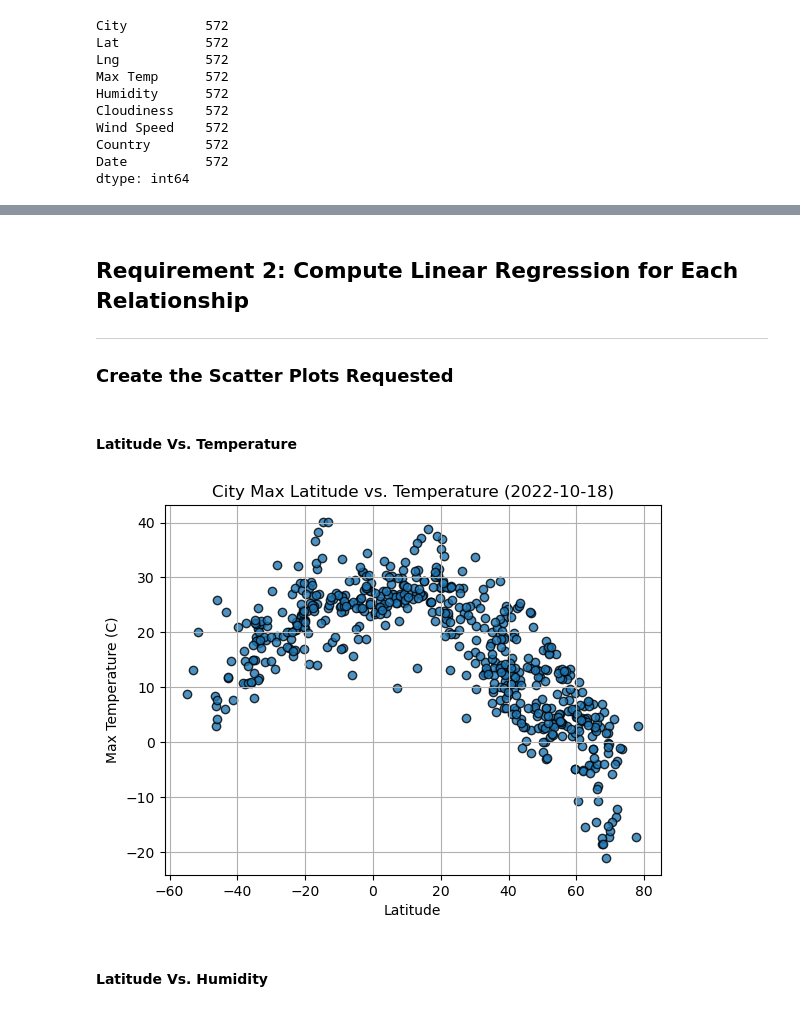
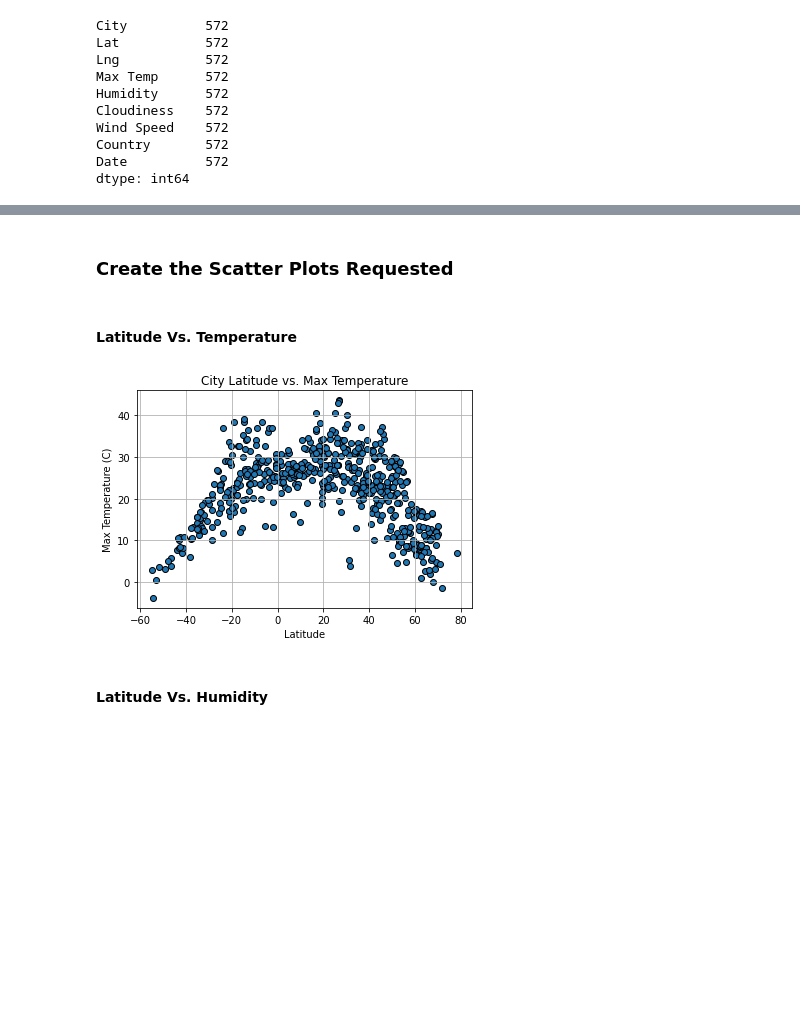
Before and after one commit to cwolf1424/Python-API-Challenge, a Jupyter notebook: WeatherPy/WeatherPy.ipynb, the cells around one changed output, grey strips where cells are left out. Cells and saved outputs as stored; diff of their text form; code cells hidden in the pictures; blank space fills up the shorter version.

Commit message:
Reqirement 1 figures complete

```diff
--- a/WeatherPy/WeatherPy.ipynb
+++ b/WeatherPy/WeatherPy.ipynb
@@ -185,3 +185,6 @@ city_data_df.head()
 | 2 | waitangi | -43.9535 | -176.5597 | 280.83 | 65 | 100 | 0.99 | NZ | 1693844637 |
 | 3 | alice springs | -23.7000 | 133.8833 | 284.90 | 50 | 0 | 2.57 | AU | 1693844587 |
 | 4 | port-aux-francais | -49.3500 | 70.2167 | 276.26 | 80 | 100 | 13.69 | TF | 1693844638 |
+# %%
+#Convert Max Temp to Celcius
+city_data_df["Max Temp"] = (city_data_df["Max Temp"]-273.15)
@@ -188,24 +199,25 @@ city_data_df.head()
 # %% [markdown]
-## Requirement 2: Compute Linear Regression for Each Relationship
-------------
-
 ### Create the Scatter Plots Requested
 # %% [markdown]
 #### Latitude Vs. Temperature
 # %%
 # Build scatter plot for latitude vs. temperature
-# YOUR CODE HERE
+plt.scatter(city_data_df["Lat"],city_data_df["Max Temp"], edgecolors="k")
 
 # Incorporate the other graph properties
-# YOUR CODE HERE
+plt.grid()
+plt.title ("City Latitude vs. Max Temperature")
+plt.xlabel ("Latitude")
+plt.ylabel ("Max Temperature (C)")
+
 
 # Save the figure
 plt.savefig("output_data/Fig1.png")
 
 # Show plot
 plt.show()
 # %% [output]
-[figure, old version]
+[figure, new version]
 # %% [markdown]
 #### Latitude Vs. Humidity
 # %%
```
Also changed, not shown: parts of 5 cells of this notebook, 4 other files.
